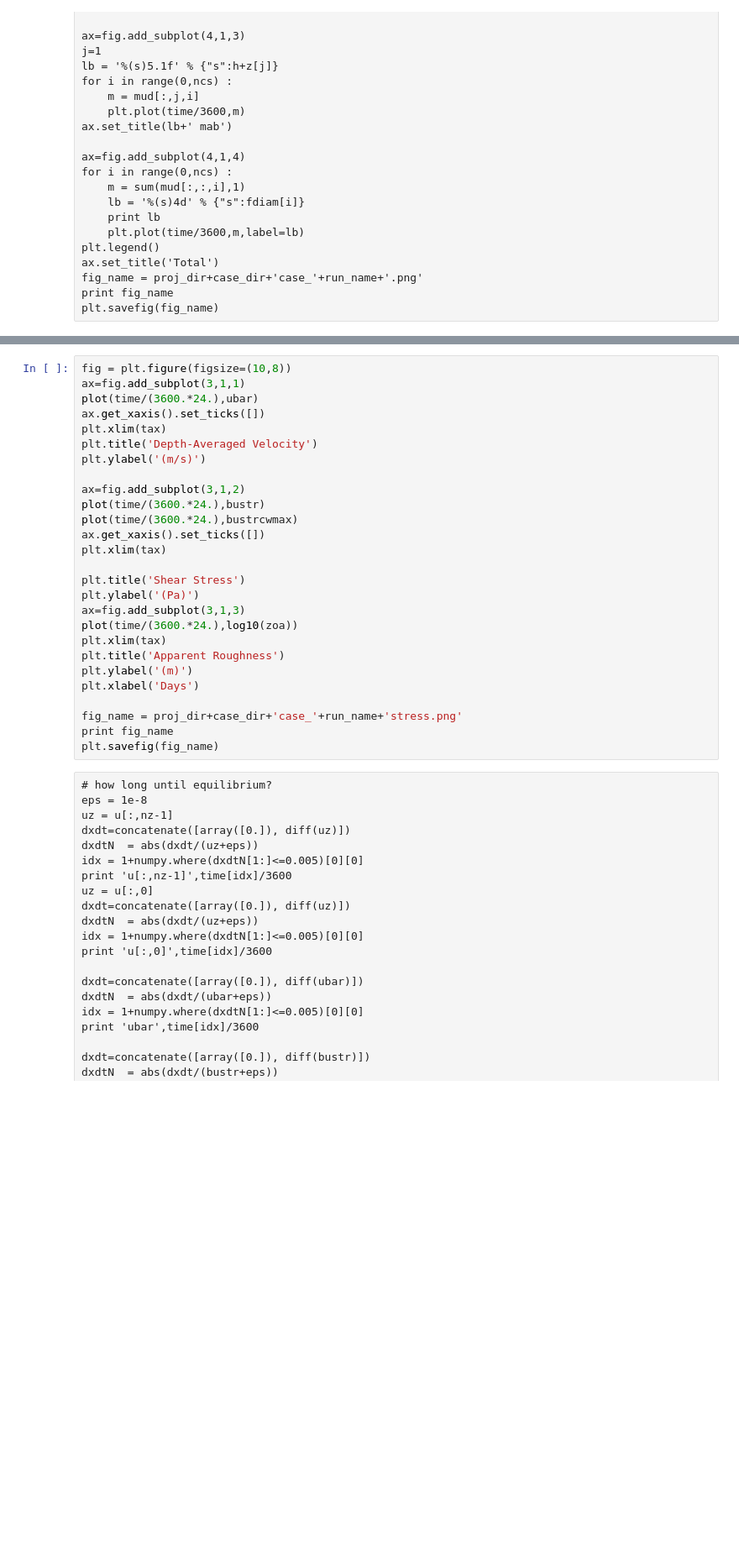
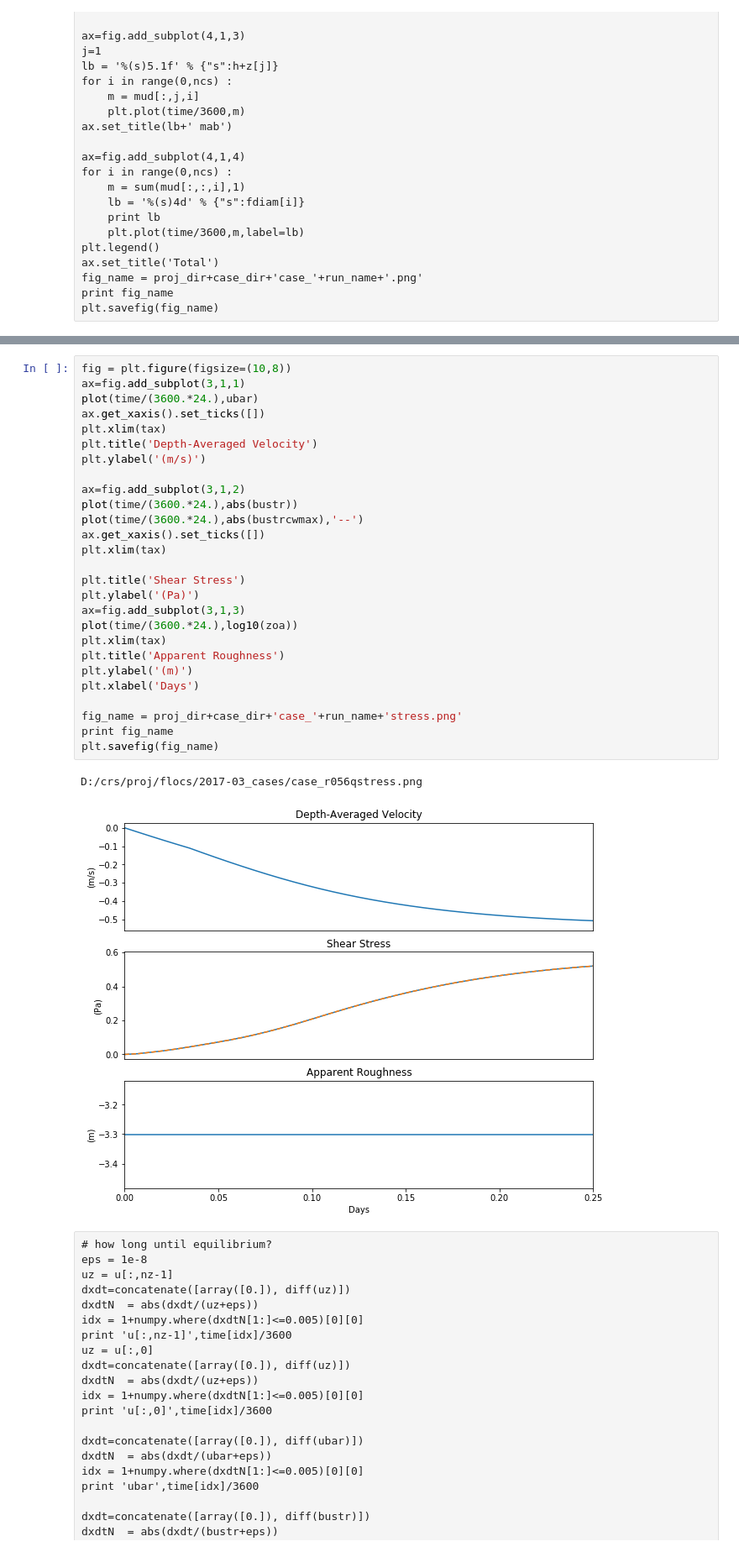
Before and after one commit to csherwood-usgs/cohesive_paper, a Jupyter notebook: plot_steady_flocs.ipynb, the cells around one changed output, grey strips where cells are left out. Shown: that part at 84% size. Saved outputs shown, nothing was run; the diff lists cells and outputs as text; blank space fills up the shorter version.

```diff
--- a/plot_steady_flocs.ipynb
+++ b/plot_steady_flocs.ipynb
@@ -545,30 +546,33 @@ TypeError: Input z must be a 2D array.
 # %%
 fig = plt.figure(figsize=(10,8))
 ax=fig.add_subplot(3,1,1)
 plot(time/(3600.*24.),ubar)
 ax.get_xaxis().set_ticks([])
 plt.xlim(tax)
 plt.title('Depth-Averaged Velocity')
 plt.ylabel('(m/s)')
 
 ax=fig.add_subplot(3,1,2)
-plot(time/(3600.*24.),bustr)
-plot(time/(3600.*24.),bustrcwmax)
+plot(time/(3600.*24.),abs(bustr))
+plot(time/(3600.*24.),abs(bustrcwmax),'--')
 ax.get_xaxis().set_ticks([])
 plt.xlim(tax)
 
 plt.title('Shear Stress')
 plt.ylabel('(Pa)')
 ax=fig.add_subplot(3,1,3)
 plot(time/(3600.*24.),log10(zoa))
 plt.xlim(tax)
 plt.title('Apparent Roughness')
 plt.ylabel('(m)')
 plt.xlabel('Days')
 
 fig_name = proj_dir+case_dir+'case_'+run_name+'stress.png'
 print fig_name
 plt.savefig(fig_name)
+# %% [output]
+D:/crs/proj/flocs/2017-03_cases/case_r056qstress.png
+[figure, added]
 # %% [raw]
 # how long until equilibrium?
 eps = 1e-8
```
Also changed, not shown: parts of 10 cells of this notebook.
